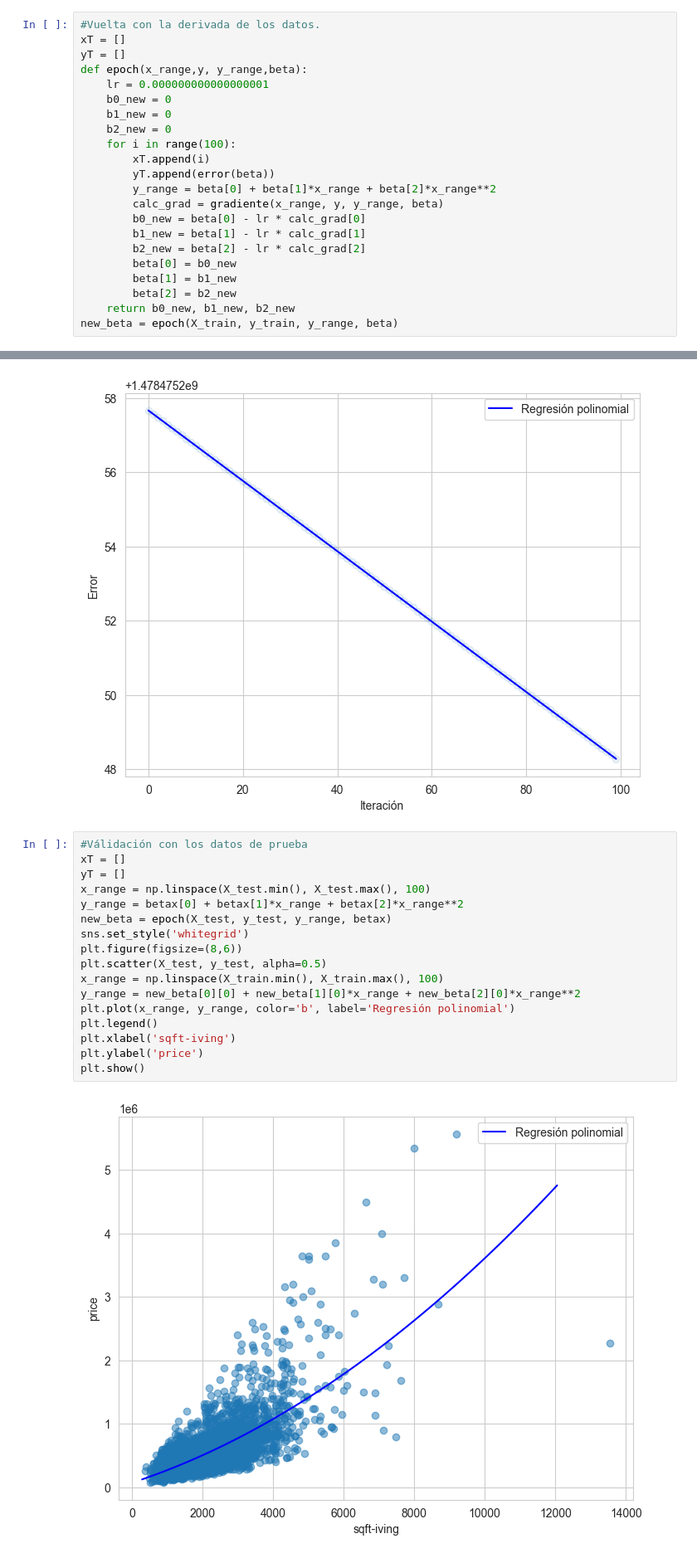
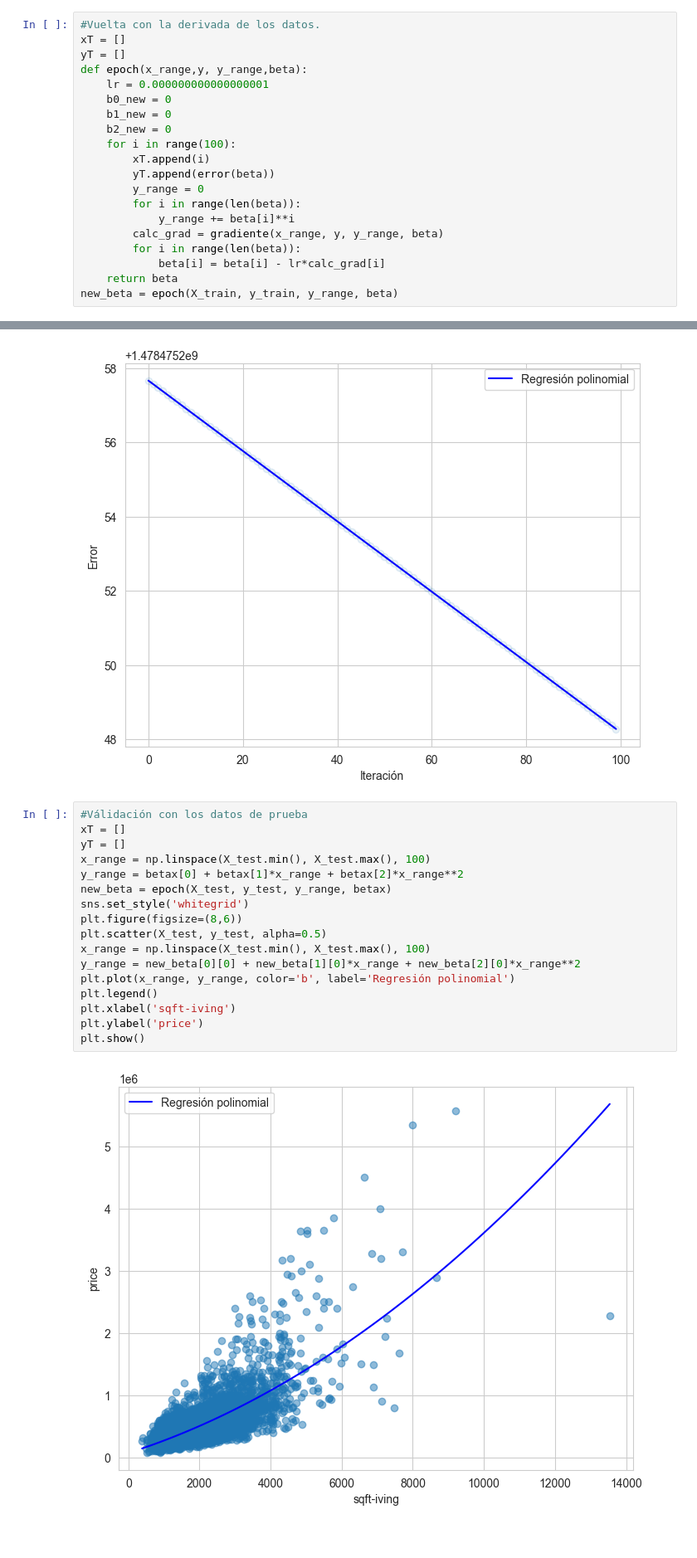
Before and after one commit to aleg001/Lab4-IA, a Jupyter notebook: Lab4.ipynb, the cells around one changed output, grey strips where cells are left out. Shown at 83% size. Drawn from its saved outputs; the diff is of its cells as text.

```diff
--- a/Lab4.ipynb
+++ b/Lab4.ipynb
@@ -199,15 +199,13 @@ def epoch(x_range,y, y_range,beta):
     for i in range(100):
         xT.append(i)
         yT.append(error(beta))
-        y_range = beta[0] + beta[1]*x_range + beta[2]*x_range**2
+        y_range = 0
+        for i in range(len(beta)):
+            y_range += beta[i]**i
         calc_grad = gradiente(x_range, y, y_range, beta)
-        b0_new = beta[0] - lr * calc_grad[0]
-        b1_new = beta[1] - lr * calc_grad[1]
-        b2_new = beta[2] - lr * calc_grad[2]
-        beta[0] = b0_new
-        beta[1] = b1_new
-        beta[2] = b2_new
-    return b0_new, b1_new, b2_new
+        for i in range(len(beta)):
+            beta[i] = beta[i] - lr*calc_grad[i]
+    return beta
 new_beta = epoch(X_train, y_train, y_range, beta)
 # %%
 #Gráfica con los datos de entrenamiento
@@ -242,22 +240,22 @@ plt.show()
 # %%
 #Válidación con los datos de prueba
 xT = []
 yT = []
 x_range = np.linspace(X_test.min(), X_test.max(), 100)
 y_range = betax[0] + betax[1]*x_range + betax[2]*x_range**2
 new_beta = epoch(X_test, y_test, y_range, betax)
 sns.set_style('whitegrid')
 plt.figure(figsize=(8,6))
 plt.scatter(X_test, y_test, alpha=0.5)
-x_range = np.linspace(X_train.min(), X_train.max(), 100)
+x_range = np.linspace(X_test.min(), X_test.max(), 100)
 y_range = new_beta[0][0] + new_beta[1][0]*x_range + new_beta[2][0]*x_range**2
 plt.plot(x_range, y_range, color='b', label='Regresión polinomial')
 plt.legend()
 plt.xlabel('sqft-iving')
 plt.ylabel('price')
 plt.show()
 # %% [output]
-[figure, old version]
+[figure, new version]
 # %%
 sns.set_style('whitegrid')
 plt.figure(figsize=(8,6))
```
